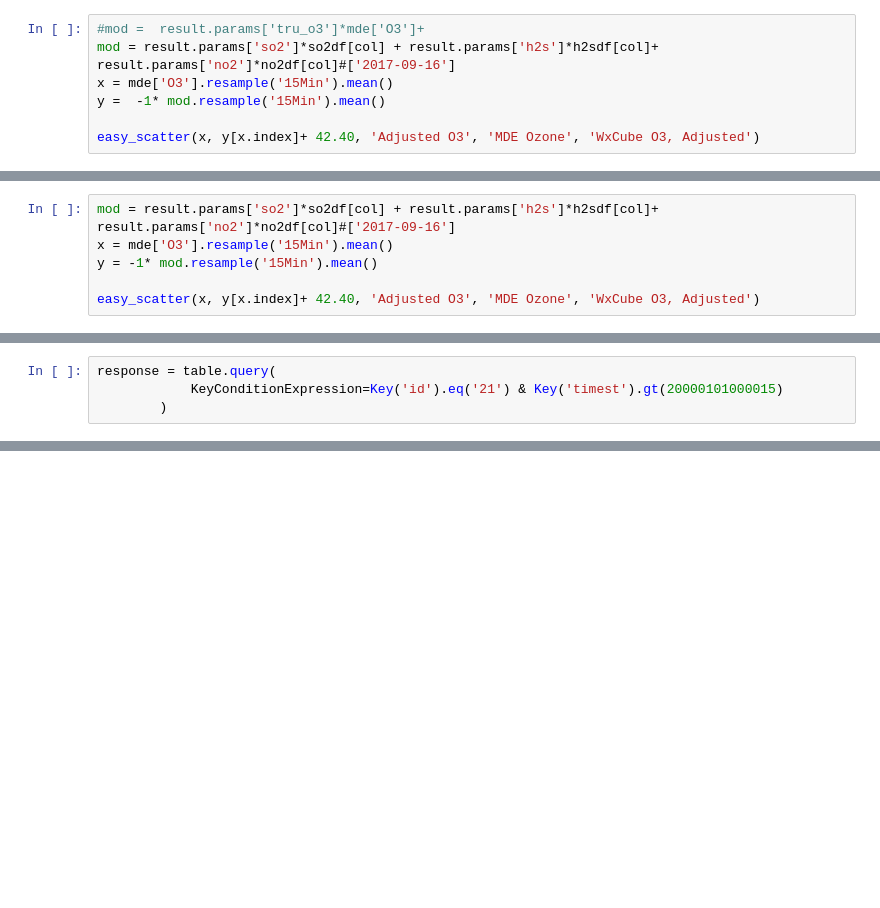
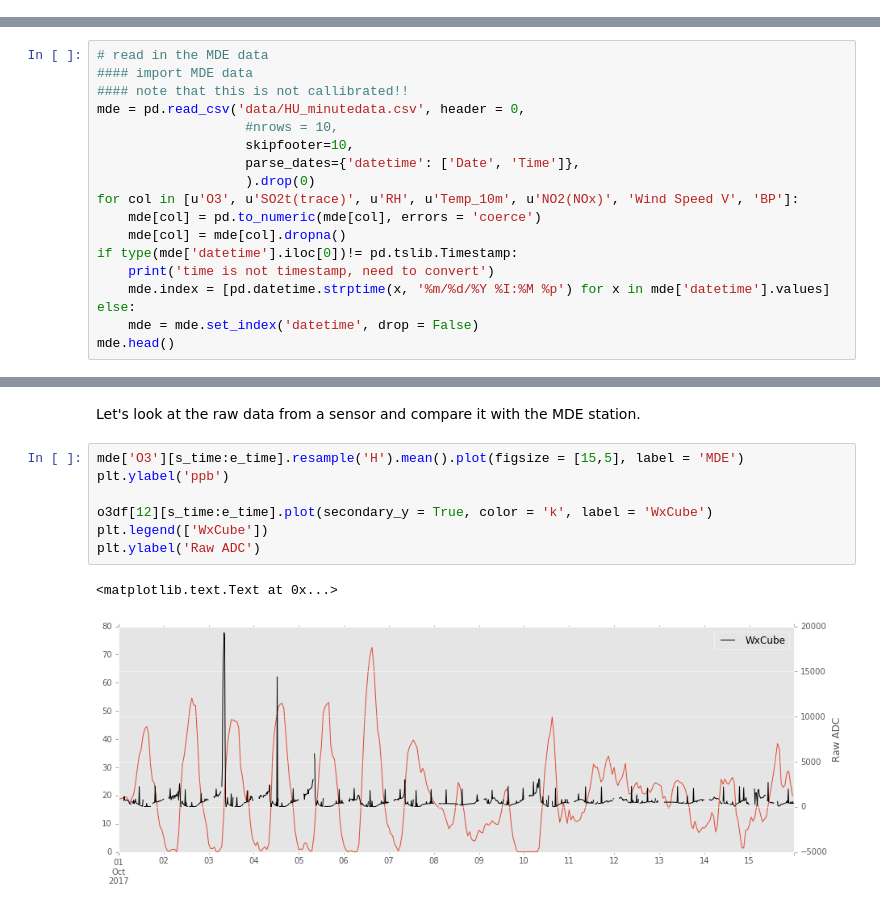
Before and after one commit to BaltimoreOpenAir/BOAFieldEvaluation, a Jupyter notebook: BoaAnalysis/MDE_Beltsville_Analysis.ipynb, the cells around one changed output, grey strips where cells are left out. Drawn from its saved outputs; the diff is of its cells as text; blank space fills up the shorter version.

```diff
--- a/BoaAnalysis/MDE_Beltsville_Analysis.ipynb
+++ b/BoaAnalysis/MDE_Beltsville_Analysis.ipynb
@@ -1157,7 +0,0 @@ plt.style.use('ggplot')
-# %%
-#mod =  result.params['tru_o3']*mde['O3']+
-mod = result.params['so2']*so2df[col] + result.params['h2s']*h2sdf[col]+  result.params['no2']*no2df[col]#['2017-09-16']
-x = mde['O3'].resample('15Min').mean()
-y =  -1* mod.resample('15Min').mean()
-
-easy_scatter(x, y[x.index]+ 42.40, 'Adjusted O3', 'MDE Ozone', 'WxCube O3, Adjusted')
@@ -1227,6 +0,0 @@ easy_scatter(mde['O3']['2017-09-16'].resample('15Min').mean(), -1*mod.resample('
-# %%
-mod = result.params['so2']*so2df[col] + result.params['h2s']*h2sdf[col]+  result.params['no2']*no2df[col]#['2017-09-16']
-x = mde['O3'].resample('15Min').mean()
-y = -1* mod.resample('15Min').mean()
-
-easy_scatter(x, y[x.index]+ 42.40, 'Adjusted O3', 'MDE Ozone', 'WxCube O3, Adjusted')
@@ -1307,4 +0,0 @@ m_so2= float(meta.loc[sel_id]['qr_so2'].dropna().iloc[0][28:])
-# %%
-response = table.query(
-            KeyConditionExpression=Key('id').eq('21') & Key('timest').gt(20000101000015)
-        )
@@ -1429,0 +47,18 @@ aq['Arithmetic Mean'].plot()
+# %%
+# read in the MDE data
+#### import MDE data
+#### note that this is not callibrated!!
+mde = pd.read_csv('data/HU_minutedata.csv', header = 0,
+                   #nrows = 10,
+                   skipfooter=10,
+                   parse_dates={'datetime': ['Date', 'Time']},
+                   ).drop(0)
+for col in [u'O3', u'SO2t(trace)', u'RH', u'Temp_10m', u'NO2(NOx)', 'Wind Speed V', 'BP']:
+    mde[col] = pd.to_numeric(mde[col], errors = 'coerce')
+    mde[col] = mde[col].dropna()
+if type(mde['datetime'].iloc[0])!= pd.tslib.Timestamp:
+    print('time is not timestamp, need to convert')
+    mde.index = [pd.datetime.strptime(x, '%m/%d/%Y %I:%M %p') for x in mde['datetime'].values]
+else:
+    mde = mde.set_index('datetime', drop = False)
+mde.head()
@@ -1429,0 +127,12 @@ aq['Arithmetic Mean'].plot()
+# %% [markdown]
+Let's look at the raw data from a sensor and compare it with the MDE station.
+# %%
+mde['O3'][s_time:e_time].resample('H').mean().plot(figsize = [15,5], label = 'MDE')
+plt.ylabel('ppb')
+
+o3df[12][s_time:e_time].plot(secondary_y = True, color = 'k', label = 'WxCube')
+plt.legend(['WxCube'])
+plt.ylabel('Raw ADC')
+# %% [output]
+<matplotlib.text.Text at 0x...>
+[figure, added]
```
Also changed, not shown: parts of 153 cells of this notebook.
